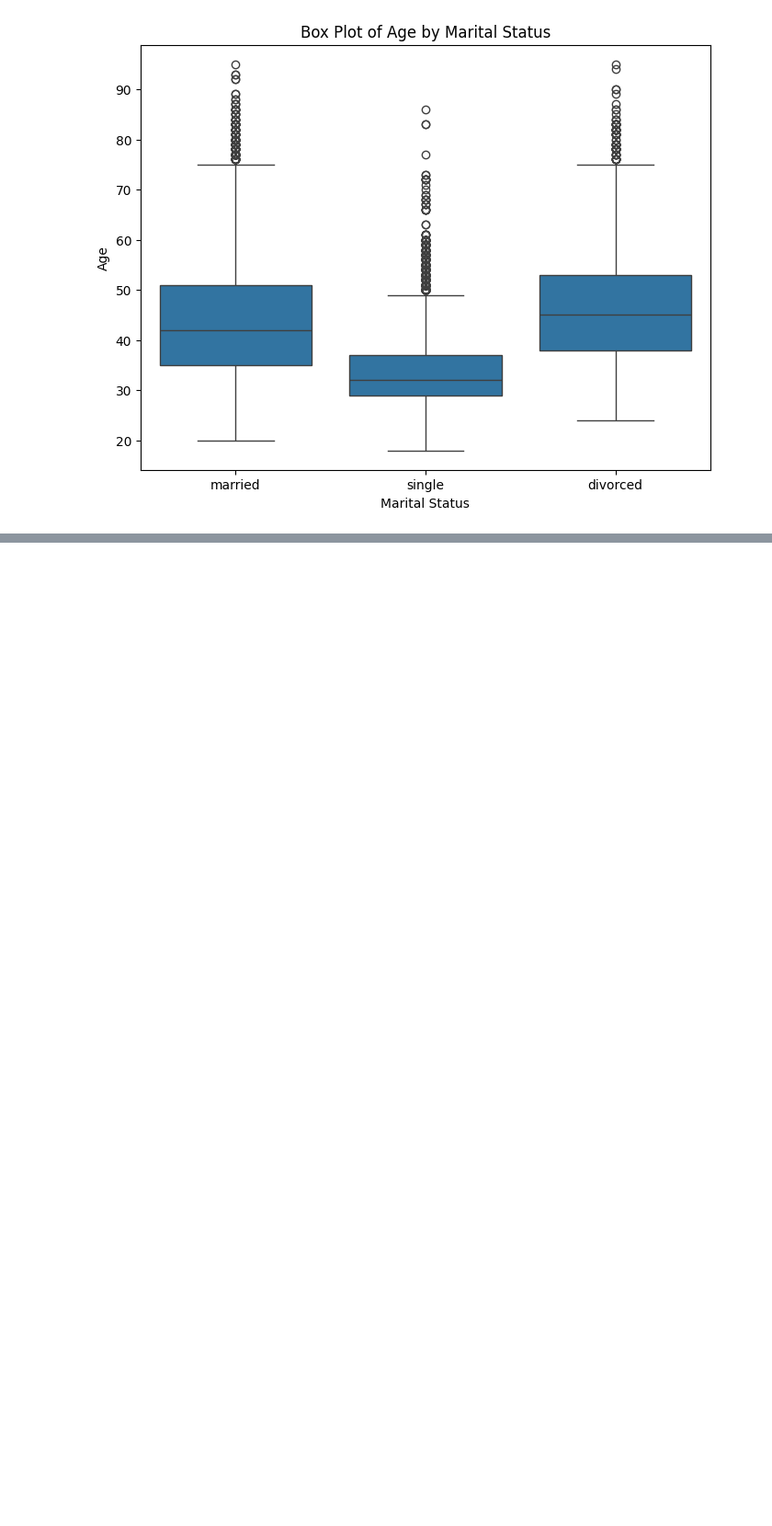
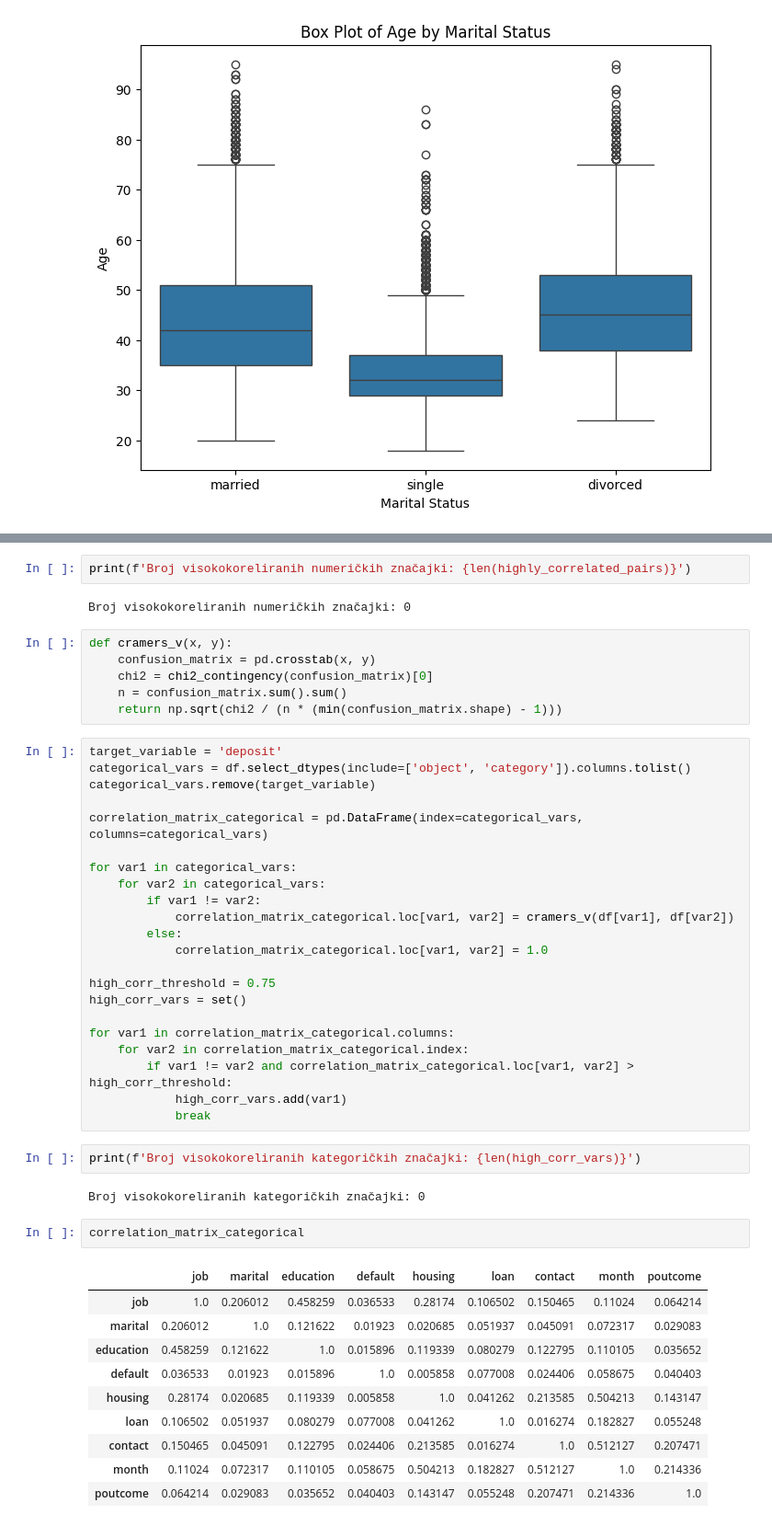
Before and after one commit to dsabljic/Bank-Marketing, a Jupyter notebook: BankMarketing.ipynb, the cells around one changed output, grey strips where cells are left out. Shown at 92% size. Drawn from its saved outputs; the diff is of its cells as text; blank space fills up the shorter version.

```diff
--- a/BankMarketing.ipynb
+++ b/BankMarketing.ipynb
@@ -335,0 +332,49 @@ plt.show()
+# %%
+print(f'Broj visokokoreliranih numeričkih značajki: {len(highly_correlated_pairs)}')
+# %% [output]
+Broj visokokoreliranih numeričkih značajki: 0
+# %%
+def cramers_v(x, y):
+    confusion_matrix = pd.crosstab(x, y)
+    chi2 = chi2_contingency(confusion_matrix)[0]
+    n = confusion_matrix.sum().sum()
+    return np.sqrt(chi2 / (n * (min(confusion_matrix.shape) - 1)))
+# %%
+target_variable = 'deposit'
+categorical_vars = df.select_dtypes(include=['object', 'category']).columns.tolist()
+categorical_vars.remove(target_variable)
+
+correlation_matrix_categorical = pd.DataFrame(index=categorical_vars, columns=categorical_vars)
+
+for var1 in categorical_vars:
+    for var2 in categorical_vars:
+        if var1 != var2:
+            correlation_matrix_categorical.loc[var1, var2] = cramers_v(df[var1], df[var2])
+        else:
+            correlation_matrix_categorical.loc[var1, var2] = 1.0
+
+high_corr_threshold = 0.75
+high_corr_vars = set()
+
+for var1 in correlation_matrix_categorical.columns:
+    for var2 in correlation_matrix_categorical.index:
+        if var1 != var2 and correlation_matrix_categorical.loc[var1, var2] > high_corr_threshold:
+            high_corr_vars.add(var1)
+            break
+# %%
+print(f'Broj visokokoreliranih kategoričkih značajki: {len(high_corr_vars)}')
+# %% [output]
+Broj visokokoreliranih kategoričkih značajki: 0
+# %%
+correlation_matrix_categorical
+# %% [output]
+|  | job | marital | education | default | housing | loan | contact | month | poutcome |
+| job | 1.0 | 0.206012 | 0.458259 | 0.036533 | 0.28174 | 0.106502 | 0.150465 | 0.11024 | 0.064214 |
+| marital | 0.206012 | 1.0 | 0.121622 | 0.01923 | 0.020685 | 0.051937 | 0.045091 | 0.072317 | 0.029083 |
+| education | 0.458259 | 0.121622 | 1.0 | 0.015896 | 0.119339 | 0.080279 | 0.122795 | 0.110105 | 0.035652 |
+| default | 0.036533 | 0.01923 | 0.015896 | 1.0 | 0.005858 | 0.077008 | 0.024406 | 0.058675 | 0.040403 |
+| housing | 0.28174 | 0.020685 | 0.119339 | 0.005858 | 1.0 | 0.041262 | 0.213585 | 0.504213 | 0.143147 |
+| loan | 0.106502 | 0.051937 | 0.080279 | 0.077008 | 0.041262 | 1.0 | 0.016274 | 0.182827 | 0.055248 |
+| contact | 0.150465 | 0.045091 | 0.122795 | 0.024406 | 0.213585 | 0.016274 | 1.0 | 0.512127 | 0.207471 |
+| month | 0.11024 | 0.072317 | 0.110105 | 0.058675 | 0.504213 | 0.182827 | 0.512127 | 1.0 | 0.214336 |
+| poutcome | 0.064214 | 0.029083 | 0.035652 | 0.040403 | 0.143147 | 0.055248 | 0.207471 | 0.214336 | 1.0 |
```
Also changed, not shown: parts of 6 cells of this notebook.
